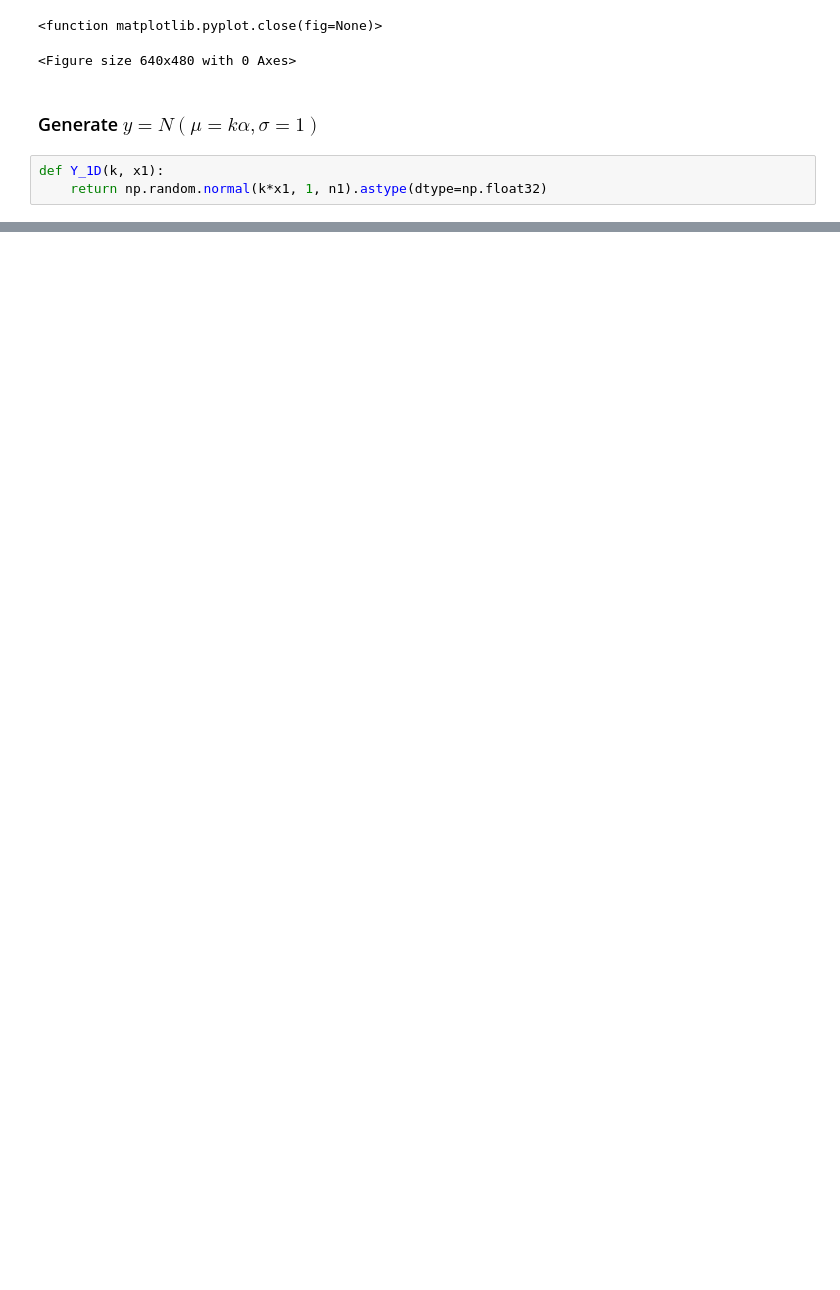
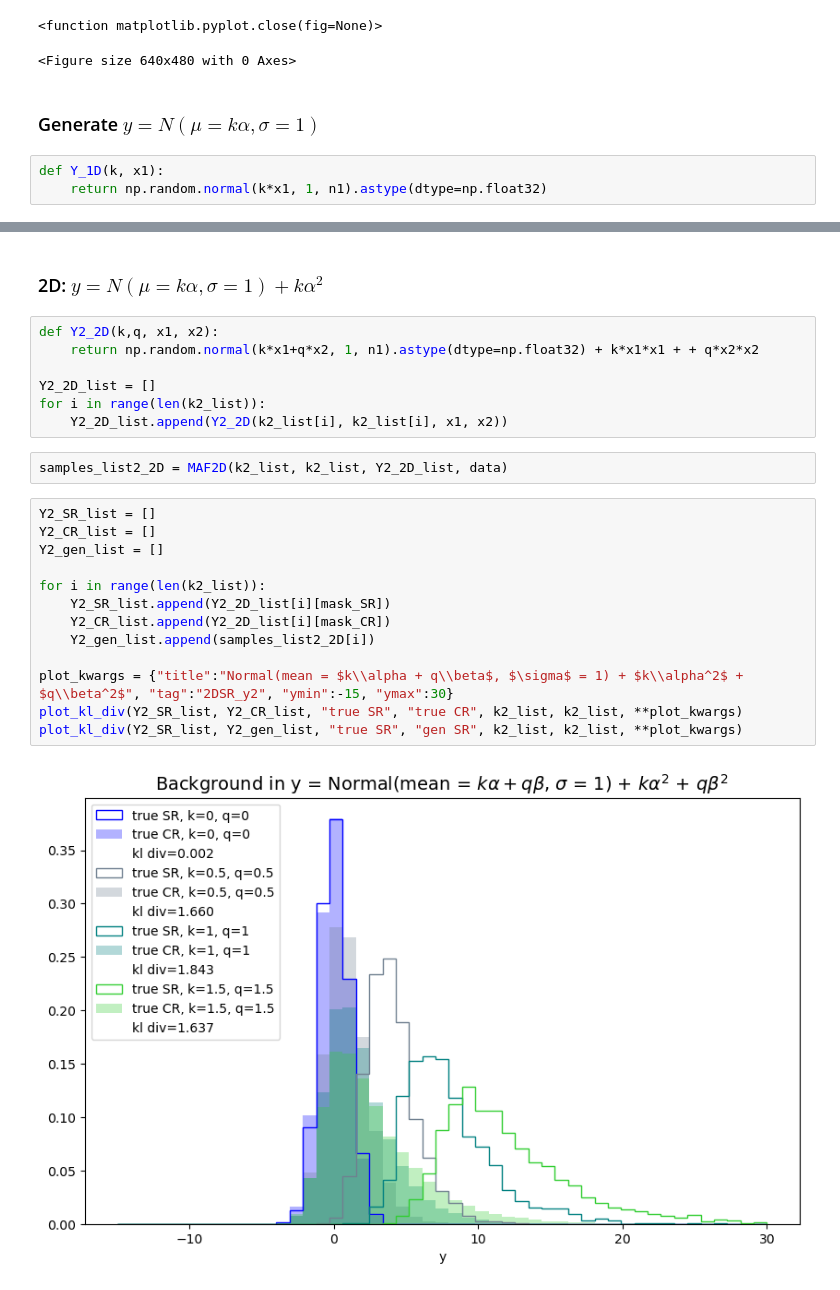
Before and after one commit to hep-lbdl/non-resonant-AD-extrapolation, a Jupyter notebook: Example.ipynb, the cells around one changed output, grey strips where cells are left out. Saved outputs shown, nothing was run; the diff lists cells and outputs as text; blank space fills up the shorter version.

```diff
--- a/Example.ipynb
+++ b/Example.ipynb
@@ -245,0 +284,26 @@ plot_kl_div(Y1D_SR_list, Y1D_gen_list, "true SR", "gen SR", k_list)
+# %% [markdown]
+### 2D: $y = N( \mu = k\alpha,\sigma = 1) + k\alpha^2$
+# %%
+def Y2_2D(k,q, x1, x2):
+    return np.random.normal(k*x1+q*x2, 1, n1).astype(dtype=np.float32) + k*x1*x1 + + q*x2*x2
+
+Y2_2D_list = []
+for i in range(len(k2_list)):
+    Y2_2D_list.append(Y2_2D(k2_list[i], k2_list[i], x1, x2))
+# %%
+samples_list2_2D = MAF2D(k2_list, k2_list, Y2_2D_list, data)
+# %%
+Y2_SR_list = []
+Y2_CR_list = []
+Y2_gen_list = []
+
+for i in range(len(k2_list)):
+    Y2_SR_list.append(Y2_2D_list[i][mask_SR])
+    Y2_CR_list.append(Y2_2D_list[i][mask_CR])
+    Y2_gen_list.append(samples_list2_2D[i])
+
+plot_kwargs = {"title":"Normal(mean = $k\\alpha + q\\beta$, $\sigma$ = 1) + $k\\alpha^2$ + $q\\beta^2$", "tag":"2DSR_y2", "ymin":-15, "ymax":30}
+plot_kl_div(Y2_SR_list, Y2_CR_list, "true SR", "true CR", k2_list, k2_list, **plot_kwargs)
+plot_kl_div(Y2_SR_list, Y2_gen_list, "true SR", "gen SR", k2_list, k2_list, **plot_kwargs)
+# %% [output]
+[figure, added]
```
Also changed, not shown: parts of 26 cells of this notebook, 16 other files.
